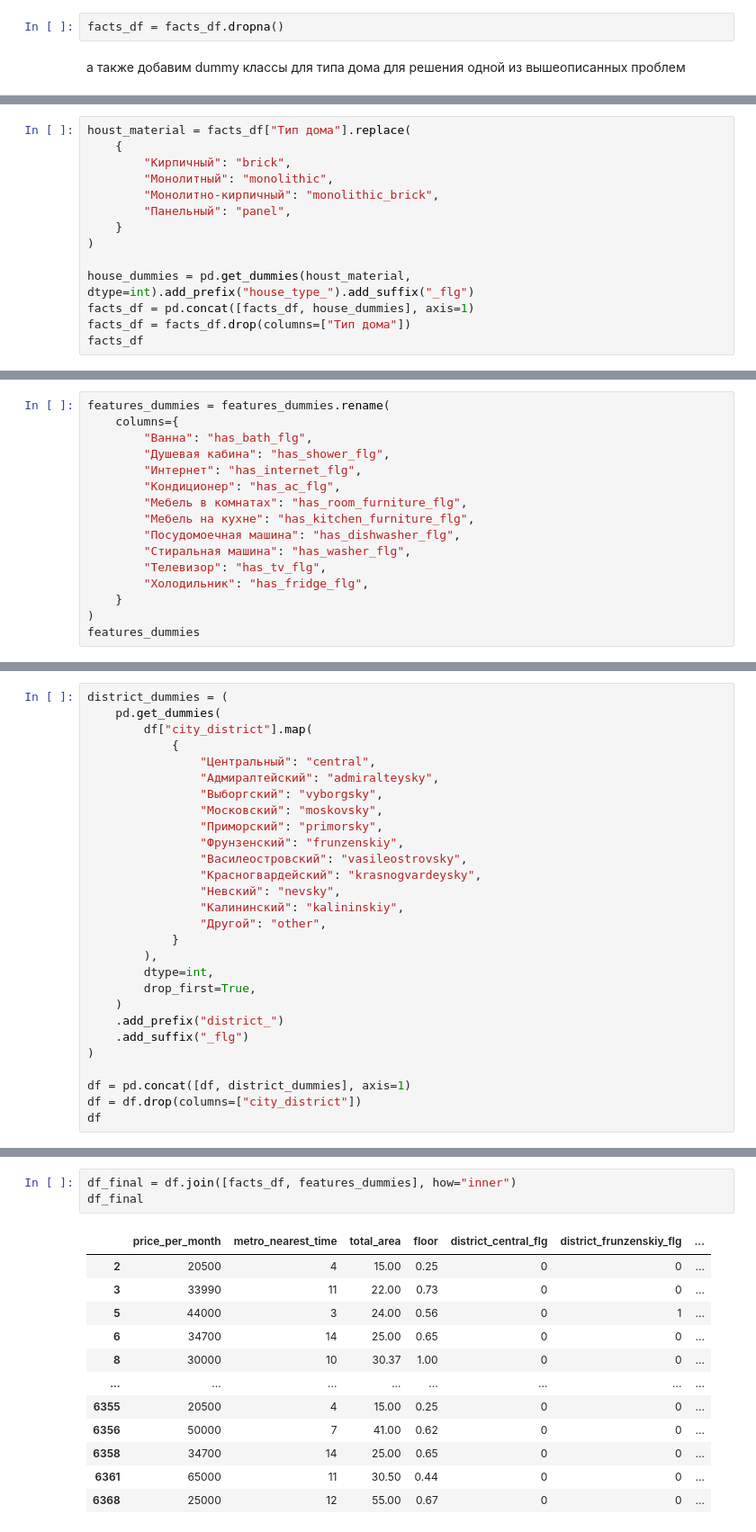
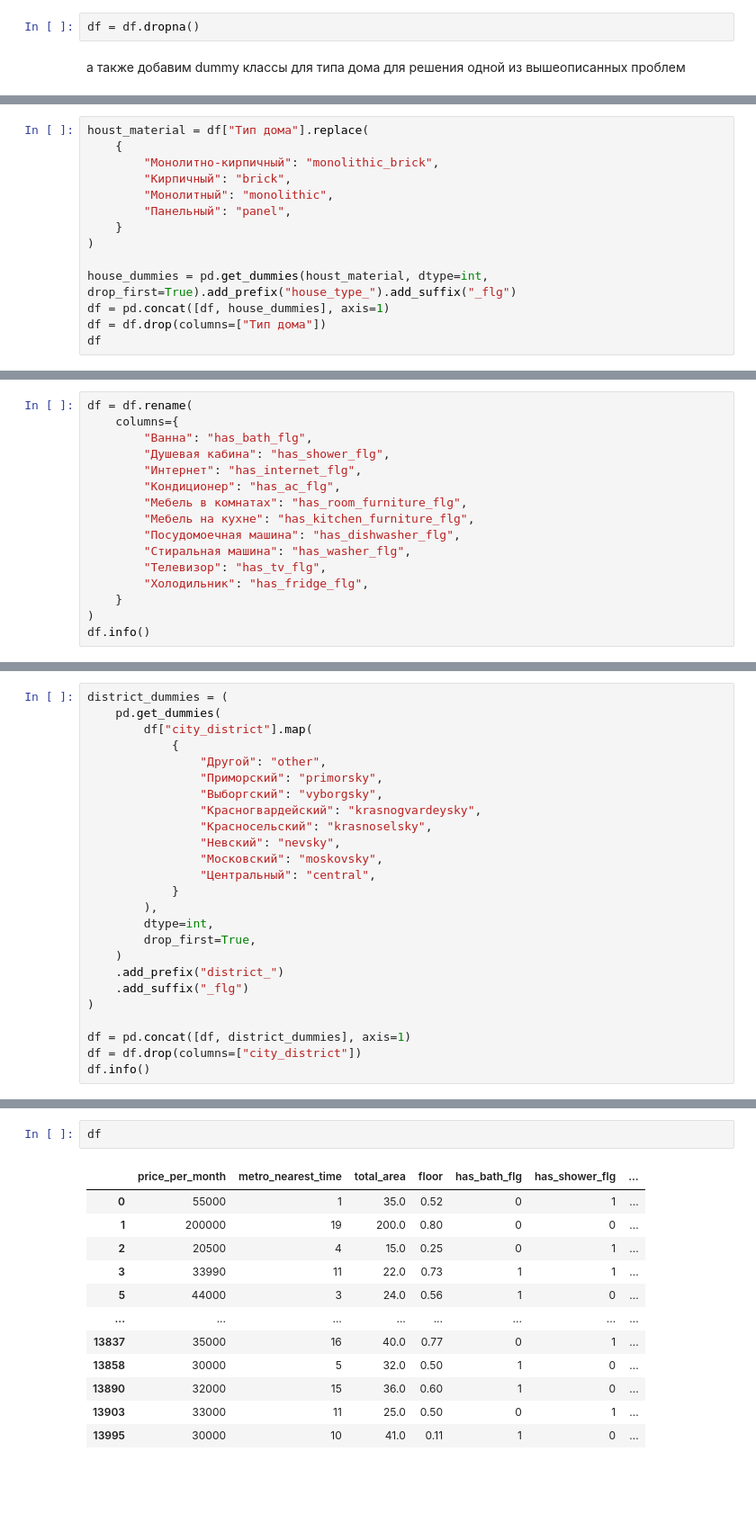
Before and after one commit to almost-wizard/cian-predicter, a Jupyter notebook: dataset-analyze.ipynb, the cells around one changed output, grey strips where cells are left out. Shown at 90% size. Cells and saved outputs as stored; diff of their text form; blank space fills up the shorter version.

```diff
--- a/dataset-analyze.ipynb
+++ b/dataset-analyze.ipynb
@@ -1024,7 +1165,7 @@ facts_df["Тип перекрытий"] = facts_df["Тип перекрытий"
 # %% [markdown]
 удалим все записи, что не получилось заполнить данными
 # %%
-facts_df = facts_df.dropna()
+df = df.dropna()
 # %% [markdown]
 а также добавим dummy классы для типа дома для решения одной из вышеописанных проблем
 # %%
@@ -1038,16 +1179,16 @@ facts_df["Тип дома"].value_counts()
 Name: count, dtype: int64
 # %%
-houst_material = facts_df["Тип дома"].replace(
+houst_material = df["Тип дома"].replace(
     {
+        "Монолитно-кирпичный": "monolithic_brick",
         "Кирпичный": "brick",
         "Монолитный": "monolithic",
-        "Монолитно-кирпичный": "monolithic_brick",
         "Панельный": "panel",
     }
 )
 
-house_dummies = pd.get_dummies(houst_material, dtype=int).add_prefix("house_type_").add_suffix("_flg")
-facts_df = pd.concat([facts_df, house_dummies], axis=1)
-facts_df = facts_df.drop(columns=["Тип дома"])
-facts_df
+house_dummies = pd.get_dummies(houst_material, dtype=int, drop_first=True).add_prefix("house_type_").add_suffix("_flg")
+df = pd.concat([df, house_dummies], axis=1)
+df = df.drop(columns=["Тип дома"])
+df
 # %% [output]
@@ -1159,5 +1230,5 @@ Index(['Ванна', 'Душевая кабина', 'Интернет', 'Кон
 # %%
-features_dummies = features_dummies.rename(
+df = df.rename(
     columns={
         "Ванна": "has_bath_flg",
         "Душевая кабина": "has_shower_flg",
@@ -1171,5 +1242,5 @@ features_dummies = features_dummies.rename(
         "Холодильник": "has_fridge_flg",
     }
 )
-features_dummies
+df.info()
 # %% [output]
@@ -1227,17 +1281,14 @@ district_dummies = (
     pd.get_dummies(
         df["city_district"].map(
             {
+                "Другой": "other",
+                "Приморский": "primorsky",
+                "Выборгский": "vyborgsky",
+                "Красногвардейский": "krasnogvardeysky",
+                "Красносельский": "krasnoselsky",
+                "Невский": "nevsky",
+                "Московский": "moskovsky",
                 "Центральный": "central",
-                "Адмиралтейский": "admiralteysky",
-                "Выборгский": "vyborgsky",
-                "Московский": "moskovsky",
-                "Приморский": "primorsky",
-                "Фрунзенский": "frunzenskiy",
-                "Василеостровский": "vasileostrovsky",
-                "Красногвардейский": "krasnogvardeysky",
-                "Невский": "nevsky",
-                "Калининский": "kalininskiy",
-                "Другой": "other",
             }
         ),
         dtype=int,
@@ -1249,5 +1300,5 @@ district_dummies = (
 
 df = pd.concat([df, district_dummies], axis=1)
 df = df.drop(columns=["city_district"])
-df
+df.info()
 # %% [output]
@@ -1267,16 +1322,15 @@ df
 # %%
-df_final = df.join([facts_df, features_dummies], how="inner")
-df_final
+df
 # %% [output]
-|  | price_per_month | metro_nearest_time | total_area | floor | district_central_flg | district_frunzenskiy_flg | ... |
-| 2 | 20500 | 4 | 15.00 | 0.25 | 0 | 0 | ... |
-| 3 | 33990 | 11 | 22.00 | 0.73 | 0 | 0 | ... |
-| 5 | 44000 | 3 | 24.00 | 0.56 | 0 | 1 | ... |
-| 6 | 34700 | 14 | 25.00 | 0.65 | 0 | 0 | ... |
-| 8 | 30000 | 10 | 30.37 | 1.00 | 0 | 0 | ... |
+|  | price_per_month | metro_nearest_time | total_area | floor | has_bath_flg | has_shower_flg | ... |
+| 0 | 55000 | 1 | 35.0 | 0.52 | 0 | 1 | ... |
+| 1 | 200000 | 19 | 200.0 | 0.80 | 0 | 0 | ... |
+| 2 | 20500 | 4 | 15.0 | 0.25 | 0 | 1 | ... |
+| 3 | 33990 | 11 | 22.0 | 0.73 | 1 | 1 | ... |
+| 5 | 44000 | 3 | 24.0 | 0.56 | 1 | 0 | ... |
 | ... | ... | ... | ... | ... | ... | ... | ... |
-| 6355 | 20500 | 4 | 15.00 | 0.25 | 0 | 0 | ... |
-| 6356 | 50000 | 7 | 41.00 | 0.62 | 0 | 0 | ... |
-| 6358 | 34700 | 14 | 25.00 | 0.65 | 0 | 0 | ... |
-| 6361 | 65000 | 11 | 30.50 | 0.44 | 0 | 0 | ... |
-| 6368 | 25000 | 12 | 55.00 | 0.67 | 0 | 0 | ... |
+| 13837 | 35000 | 16 | 40.0 | 0.77 | 0 | 1 | ... |
+| 13858 | 30000 | 5 | 32.0 | 0.50 | 1 | 0 | ... |
+| 13890 | 32000 | 15 | 36.0 | 0.60 | 1 | 0 | ... |
+| 13903 | 33000 | 11 | 25.0 | 0.50 | 0 | 1 | ... |
+| 13995 | 30000 | 10 | 41.0 | 0.11 | 1 | 0 | ... |
```
Also changed, not shown: parts of 162 cells of this notebook, 3 other files.
